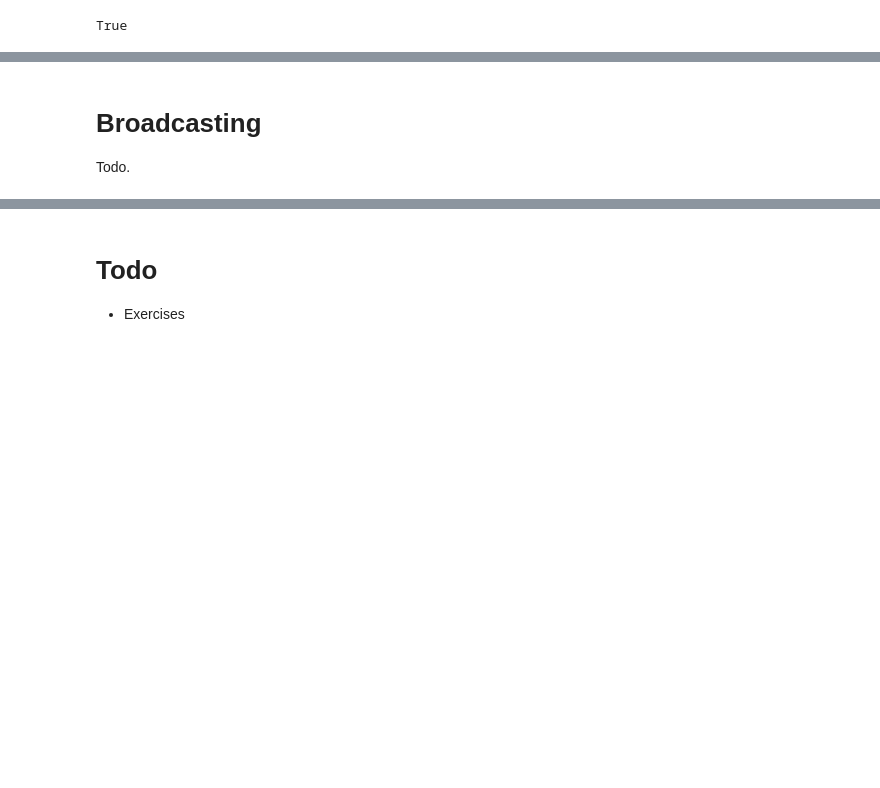
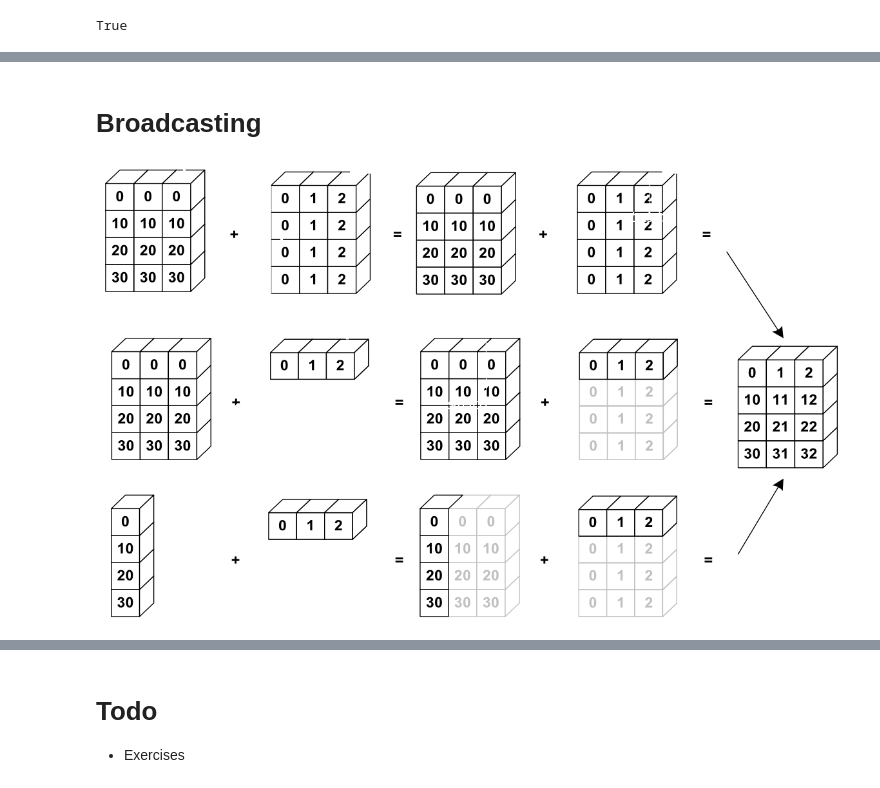
Before and after one commit to LUMC/python-course, a Jupyter notebook: numpy-intro/numpy-intro.ipynb, the cells around one changed output, grey strips where cells are left out. Cells and saved outputs as stored; diff of their text form; code cells hidden in the pictures; blank space fills up the shorter version.

```diff
--- a/numpy-intro/numpy-intro.ipynb
+++ b/numpy-intro/numpy-intro.ipynb
@@ -680,5 +719,7 @@ True
 # %% [markdown]
 Broadcasting
 ===
-
-Todo.
+# %%
+Image(filename='numpy_broadcasting.png')
+# %% [output]
+[figure, added]
```
Also changed, not shown: parts of 37 cells of this notebook, 3 other files.
